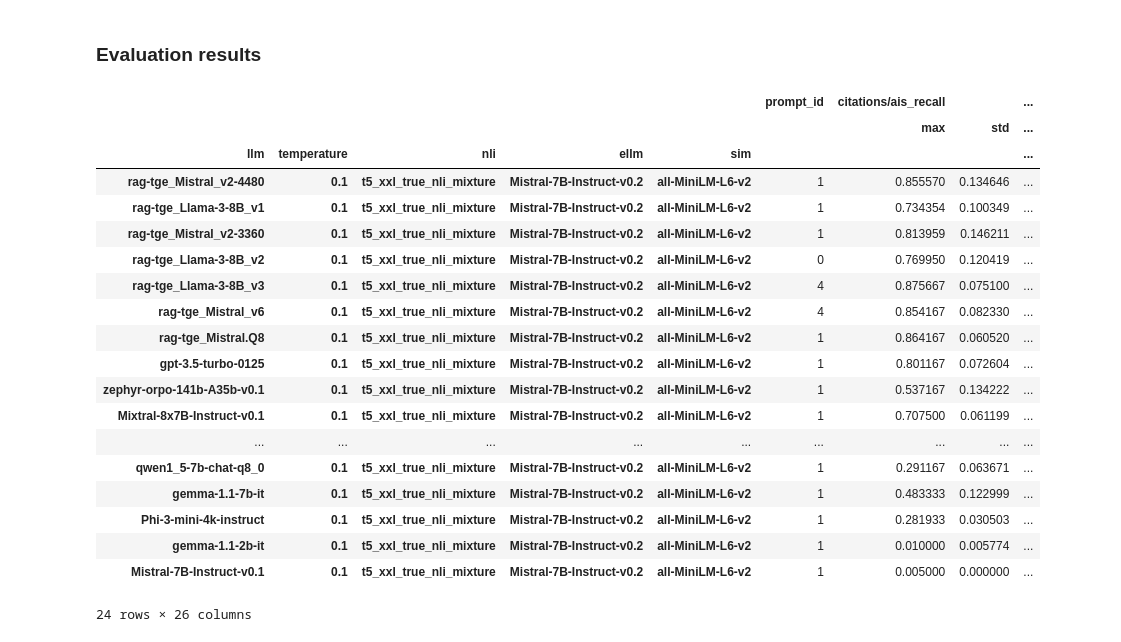
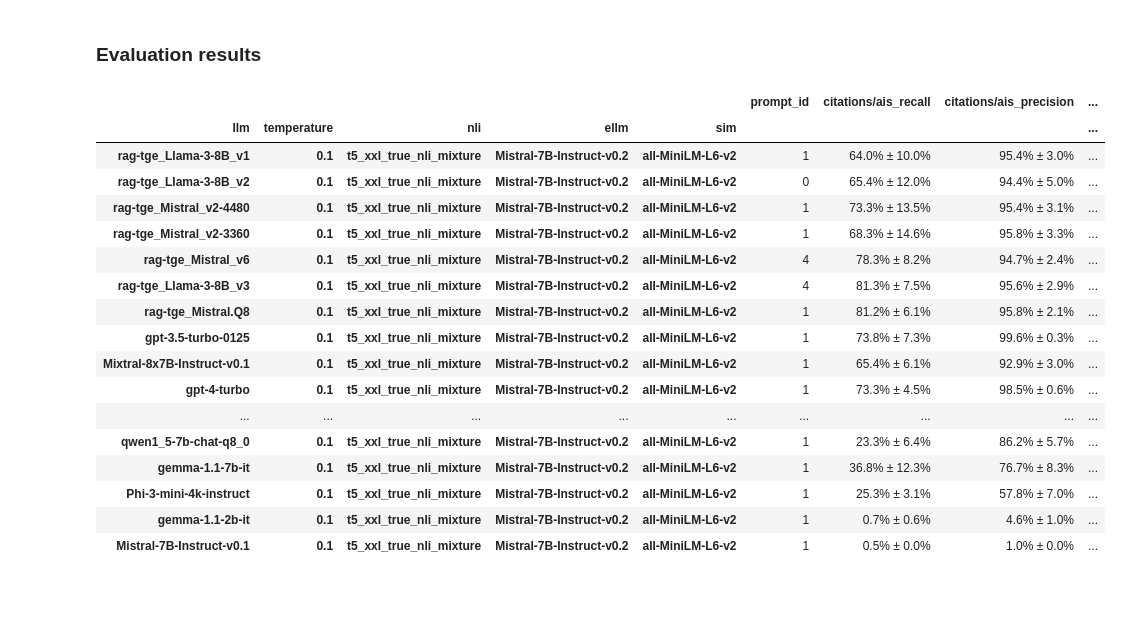
Before and after one commit to tdolega/rag-tge, a Jupyter notebook: src/results.ipynb, the cells around one changed output. Cells and saved outputs as stored; diff of their text form; code cells hidden in the pictures; blank space fills up the shorter version.

```diff
--- a/src/results.ipynb
+++ b/src/results.ipynb
@@ -56,15 +57,33 @@ Dropping columns: ['citations/sentences', 'citations/citations', 'quality/new_qu
 eval_split = all_num_results[all_num_results["question_idx"] < EVAL_SIZE]
 train_split = all_num_results[all_num_results["question_idx"] >= EVAL_SIZE]
 # %%
-AGG_FUNC = "max"
+SAMPLES_AGG_FUNC = "mean" # or "max"
 
+def merge_mean_std(df):
+    ndf = pd.DataFrame()
+    for (main_column, sub_column) in df.columns[::2]:
+        if sub_column == "":
+            ndf[main_column] = df[main_column]
+        else:
+            main = df[main_column][SAMPLES_AGG_FUNC]
+            std = df[main_column]["std"]
+            if main_column in ["citations/ais_recall", "citations/ais_precision", "correctness/answer_overlap", "correctness/answer_entail", "correctness/citations_recall", "correctness/citations_precision", "quality/answer_relevance"]:
+                main = (main * 100).round(1).astype(str) + "%"
+                std = (std * 100).round(1).astype(str) + "%"
+            else:
+                main = main.round(1).astype(str)
+                std = std.round(1).astype(str)
+            # std = std.str.rjust(5, " ") # doesn't work for some reason
+            ndf[main_column] = main + " ± " + std
+    return ndf
 
 def aggregate(split):
     split = split.drop(columns=["question_idx"])
-    results_with_std_for_each_question = split.groupby([*params_names, "question_id"]).agg([AGG_FUNC, "std"])
+    results_with_std_for_each_question = split.groupby([*params_names, "question_id"]).agg([SAMPLES_AGG_FUNC, "std"])
     results_for_each_model = results_with_std_for_each_question.groupby(params_names)
     results = results_for_each_model.mean()
     results["n_questions"] = results_for_each_model.size()
+    results = merge_mean_std(results)
     return results
 
 
@@ -124,32 +171,30 @@ show_cleaned_results(parameter_results[parameter_results.index.get_level_values(
 # %%
 display(Markdown("### Evaluation results"))
 eval_not_mistral = eval_results[eval_results.index.get_level_values("llm") != "Mistral-7B-Instruct-v0.2"]
 eval_mistral = eval_results[(eval_results.index.get_level_values("llm") == "Mistral-7B-Instruct-v0.2") & (eval_results.index.get_level_values("prompt_id") == "1") & (eval_results.index.get_level_values("temperature") == "0.1")]
 eval_display = pd.concat([eval_not_mistral, eval_mistral])
 eval_display = eval_display[eval_display.index.get_level_values("llm") != "Mixtral-8x7B-Instruct-v0.1.Q8_0"]  # use this model only for training data, because we already have same model without quantization
 eval_display = remove_index(eval_display, "prompt_id")
-eval_display = eval_display.sort_values(by=("correctness/citations_recall", AGG_FUNC), ascending=False)
+eval_display = eval_display.sort_values(by=("correctness/citations_recall"), ascending=False)
 eval_display
 # %% [output]
 ### Evaluation results
-|  |  |  |  |  | prompt_id | citations/ais_recall |  | ... |
-|  |  |  |  |  |  | max | std | ... |
+|  |  |  |  |  | prompt_id | citations/ais_recall | citations/ais_precision | ... |
 | llm | temperature | nli | ellm | sim |  |  |  | ... |
-| rag-tge_Mistral_v2-4480 | 0.1 | t5_xxl_true_nli_mixture | Mistral-7B-Instruct-v0.2 | all-MiniLM-L6-v2 | 1 | 0.855570 | 0.134646 | ... |
-| rag-tge_Llama-3-8B_v1 | 0.1 | t5_xxl_true_nli_mixture | Mistral-7B-Instruct-v0.2 | all-MiniLM-L6-v2 | 1 | 0.734354 | 0.100349 | ... |
-| rag-tge_Mistral_v2-3360 | 0.1 | t5_xxl_true_nli_mixture | Mistral-7B-Instruct-v0.2 | all-MiniLM-L6-v2 | 1 | 0.813959 | 0.146211 | ... |
-| rag-tge_Llama-3-8B_v2 | 0.1 | t5_xxl_true_nli_mixture | Mistral-7B-Instruct-v0.2 | all-MiniLM-L6-v2 | 0 | 0.769950 | 0.120419 | ... |
-| rag-tge_Llama-3-8B_v3 | 0.1 | t5_xxl_true_nli_mixture | Mistral-7B-Instruct-v0.2 | all-MiniLM-L6-v2 | 4 | 0.875667 | 0.075100 | ... |
-| rag-tge_Mistral_v6 | 0.1 | t5_xxl_true_nli_mixture | Mistral-7B-Instruct-v0.2 | all-MiniLM-L6-v2 | 4 | 0.854167 | 0.082330 | ... |
-| rag-tge_Mistral.Q8 | 0.1 | t5_xxl_true_nli_mixture | Mistral-7B-Instruct-v0.2 | all-MiniLM-L6-v2 | 1 | 0.864167 | 0.060520 | ... |
-| gpt-3.5-turbo-0125 | 0.1 | t5_xxl_true_nli_mixture | Mistral-7B-Instruct-v0.2 | all-MiniLM-L6-v2 | 1 | 0.801167 | 0.072604 | ... |
-| zephyr-orpo-141b-A35b-v0.1 | 0.1 | t5_xxl_true_nli_mixture | Mistral-7B-Instruct-v0.2 | all-MiniLM-L6-v2 | 1 | 0.537167 | 0.134222 | ... |
-| Mixtral-8x7B-Instruct-v0.1 | 0.1 | t5_xxl_true_nli_mixture | Mistral-7B-Instruct-v0.2 | all-MiniLM-L6-v2 | 1 | 0.707500 | 0.061199 | ... |
+| rag-tge_Llama-3-8B_v1 | 0.1 | t5_xxl_true_nli_mixture | Mistral-7B-Instruct-v0.2 | all-MiniLM-L6-v2 | 1 | 64.0% ± 10.0% | 95.4% ± 3.0% | ... |
+| rag-tge_Llama-3-8B_v2 | 0.1 | t5_xxl_true_nli_mixture | Mistral-7B-Instruct-v0.2 | all-MiniLM-L6-v2 | 0 | 65.4% ± 12.0% | 94.4% ± 5.0% | ... |
+| rag-tge_Mistral_v2-4480 | 0.1 | t5_xxl_true_nli_mixture | Mistral-7B-Instruct-v0.2 | all-MiniLM-L6-v2 | 1 | 73.3% ± 13.5% | 95.4% ± 3.1% | ... |
+| rag-tge_Mistral_v2-3360 | 0.1 | t5_xxl_true_nli_mixture | Mistral-7B-Instruct-v0.2 | all-MiniLM-L6-v2 | 1 | 68.3% ± 14.6% | 95.8% ± 3.3% | ... |
+| rag-tge_Mistral_v6 | 0.1 | t5_xxl_true_nli_mixture | Mistral-7B-Instruct-v0.2 | all-MiniLM-L6-v2 | 4 | 78.3% ± 8.2% | 94.7% ± 2.4% | ... |
+| rag-tge_Llama-3-8B_v3 | 0.1 | t5_xxl_true_nli_mixture | Mistral-7B-Instruct-v0.2 | all-MiniLM-L6-v2 | 4 | 81.3% ± 7.5% | 95.6% ± 2.9% | ... |
+| rag-tge_Mistral.Q8 | 0.1 | t5_xxl_true_nli_mixture | Mistral-7B-Instruct-v0.2 | all-MiniLM-L6-v2 | 1 | 81.2% ± 6.1% | 95.8% ± 2.1% | ... |
+| gpt-3.5-turbo-0125 | 0.1 | t5_xxl_true_nli_mixture | Mistral-7B-Instruct-v0.2 | all-MiniLM-L6-v2 | 1 | 73.8% ± 7.3% | 99.6% ± 0.3% | ... |
+| Mixtral-8x7B-Instruct-v0.1 | 0.1 | t5_xxl_true_nli_mixture | Mistral-7B-Instruct-v0.2 | all-MiniLM-L6-v2 | 1 | 65.4% ± 6.1% | 92.9% ± 3.0% | ... |
+| gpt-4-turbo | 0.1 | t5_xxl_true_nli_mixture | Mistral-7B-Instruct-v0.2 | all-MiniLM-L6-v2 | 1 | 73.3% ± 4.5% | 98.5% ± 0.6% | ... |
 | ... | ... | ... | ... | ... | ... | ... | ... | ... |
-| qwen1_5-7b-chat-q8_0 | 0.1 | t5_xxl_true_nli_mixture | Mistral-7B-Instruct-v0.2 | all-MiniLM-L6-v2 | 1 | 0.291167 | 0.063671 | ... |
-| gemma-1.1-7b-it | 0.1 | t5_xxl_true_nli_mixture | Mistral-7B-Instruct-v0.2 | all-MiniLM-L6-v2 | 1 | 0.483333 | 0.122999 | ... |
-| Phi-3-mini-4k-instruct | 0.1 | t5_xxl_true_nli_mixture | Mistral-7B-Instruct-v0.2 | all-MiniLM-L6-v2 | 1 | 0.281933 | 0.030503 | ... |
-| gemma-1.1-2b-it | 0.1 | t5_xxl_true_nli_mixture | Mistral-7B-Instruct-v0.2 | all-MiniLM-L6-v2 | 1 | 0.010000 | 0.005774 | ... |
-| Mistral-7B-Instruct-v0.1 | 0.1 | t5_xxl_true_nli_mixture | Mistral-7B-Instruct-v0.2 | all-MiniLM-L6-v2 | 1 | 0.005000 | 0.000000 | ... |
+| qwen1_5-7b-chat-q8_0 | 0.1 | t5_xxl_true_nli_mixture | Mistral-7B-Instruct-v0.2 | all-MiniLM-L6-v2 | 1 | 23.3% ± 6.4% | 86.2% ± 5.7% | ... |
+| gemma-1.1-7b-it | 0.1 | t5_xxl_true_nli_mixture | Mistral-7B-Instruct-v0.2 | all-MiniLM-L6-v2 | 1 | 36.8% ± 12.3% | 76.7% ± 8.3% | ... |
+| Phi-3-mini-4k-instruct | 0.1 | t5_xxl_true_nli_mixture | Mistral-7B-Instruct-v0.2 | all-MiniLM-L6-v2 | 1 | 25.3% ± 3.1% | 57.8% ± 7.0% | ... |
+| gemma-1.1-2b-it | 0.1 | t5_xxl_true_nli_mixture | Mistral-7B-Instruct-v0.2 | all-MiniLM-L6-v2 | 1 | 0.7% ± 0.6% | 4.6% ± 1.0% | ... |
+| Mistral-7B-Instruct-v0.1 | 0.1 | t5_xxl_true_nli_mixture | Mistral-7B-Instruct-v0.2 | all-MiniLM-L6-v2 | 1 | 0.5% ± 0.0% | 1.0% ± 0.0% | ... |
-24 rows × 26 columns
 # %%
```
Also changed, not shown: parts of 8 cells of this notebook.
